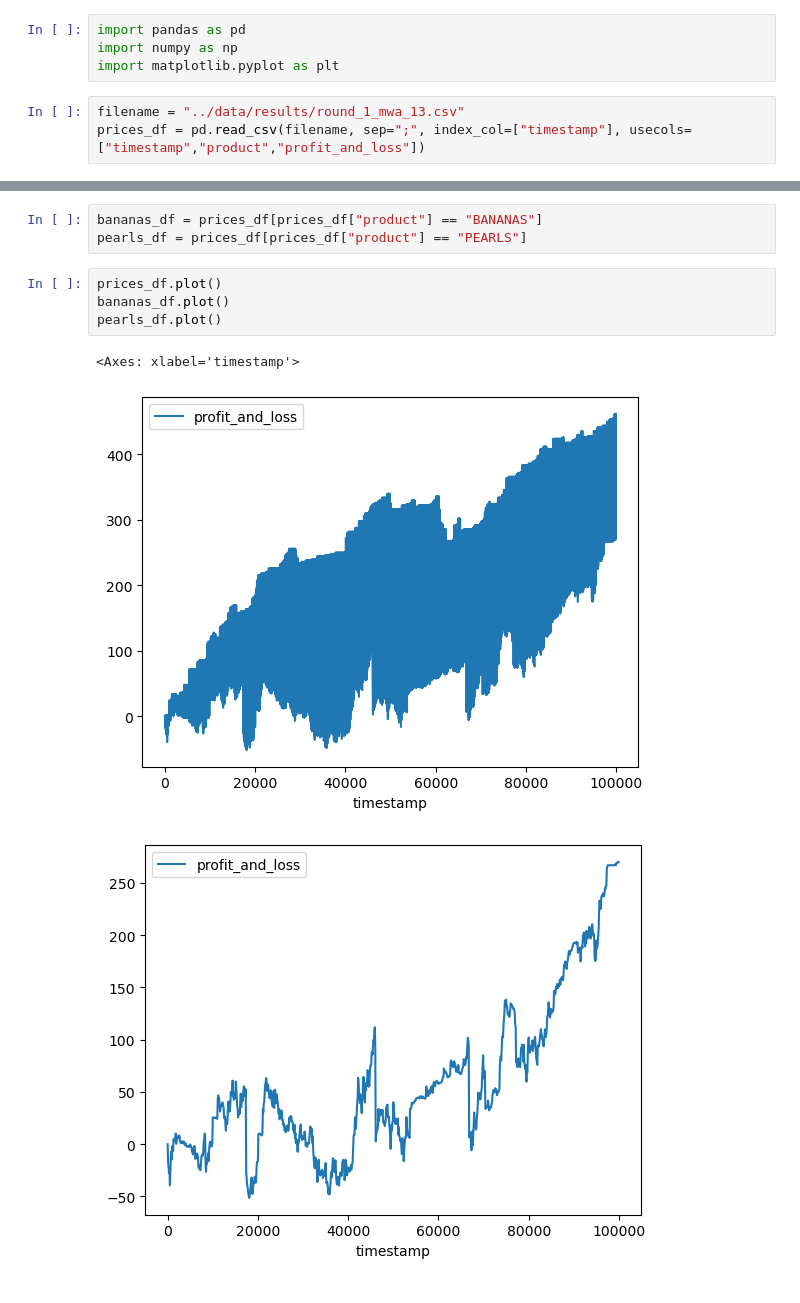
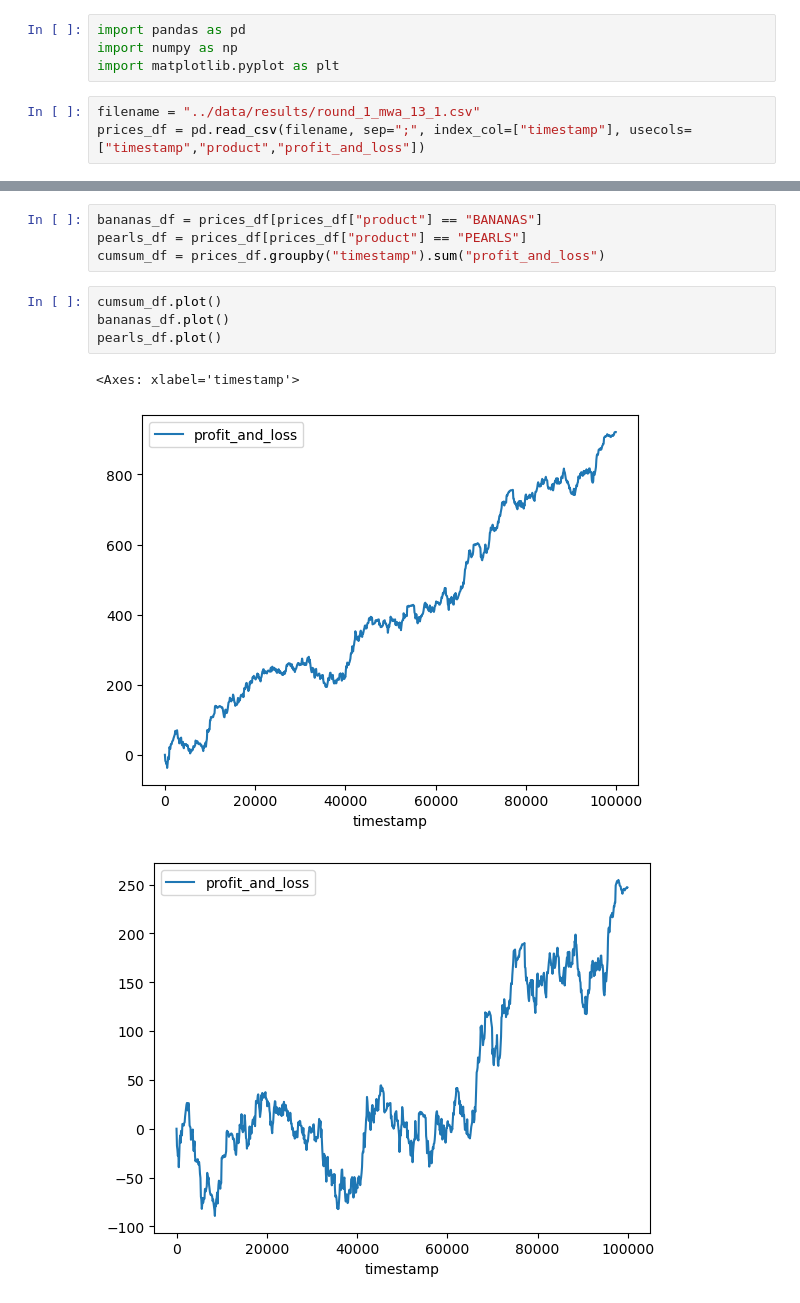
Before and after one commit to teetajp/IMC-Prosperity, a Jupyter notebook: analysis/pnl_analyzer.ipynb, the cells around one changed output, grey strips where cells are left out. Drawn from its saved outputs; the diff is of its cells as text.

Commit message:
Round 2

```diff
--- a/analysis/pnl_analyzer.ipynb
+++ b/analysis/pnl_analyzer.ipynb
@@ -3,7 +3,7 @@ import pandas as pd
 import numpy as np
 import matplotlib.pyplot as plt
 # %%
-filename = "../data/results/round_1_mwa_13.csv"
+filename = "../data/results/round_1_mwa_13_1.csv"
 prices_df = pd.read_csv(filename, sep=";", index_col=["timestamp"], usecols=["timestamp","product","profit_and_loss"])
 # %%
 prices_df
@@ -25,11 +25,12 @@ prices_df
 # %%
 bananas_df = prices_df[prices_df["product"] == "BANANAS"]
 pearls_df = prices_df[prices_df["product"] == "PEARLS"]
+cumsum_df = prices_df.groupby("timestamp").sum("profit_and_loss")
 # %%
-prices_df.plot()
+cumsum_df.plot()
 bananas_df.plot()
 pearls_df.plot()
 # %% [output]
 <Axes: xlabel='timestamp'>
-[figure, old version]
+[figure, new version]
-[figure, old version]
+[figure, new version]
```
Also changed, not shown: parts of 2 cells of this notebook, 8 other files.
